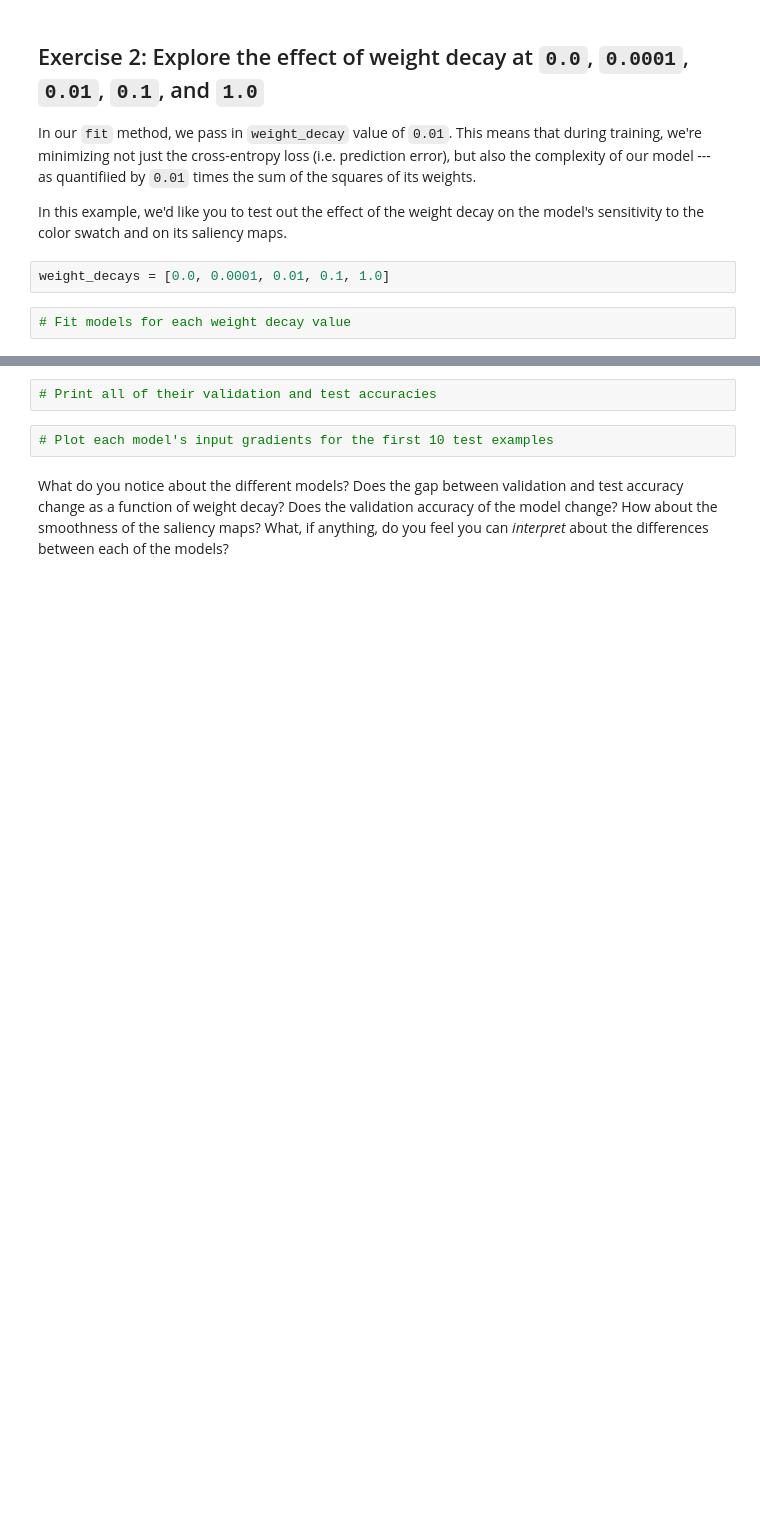
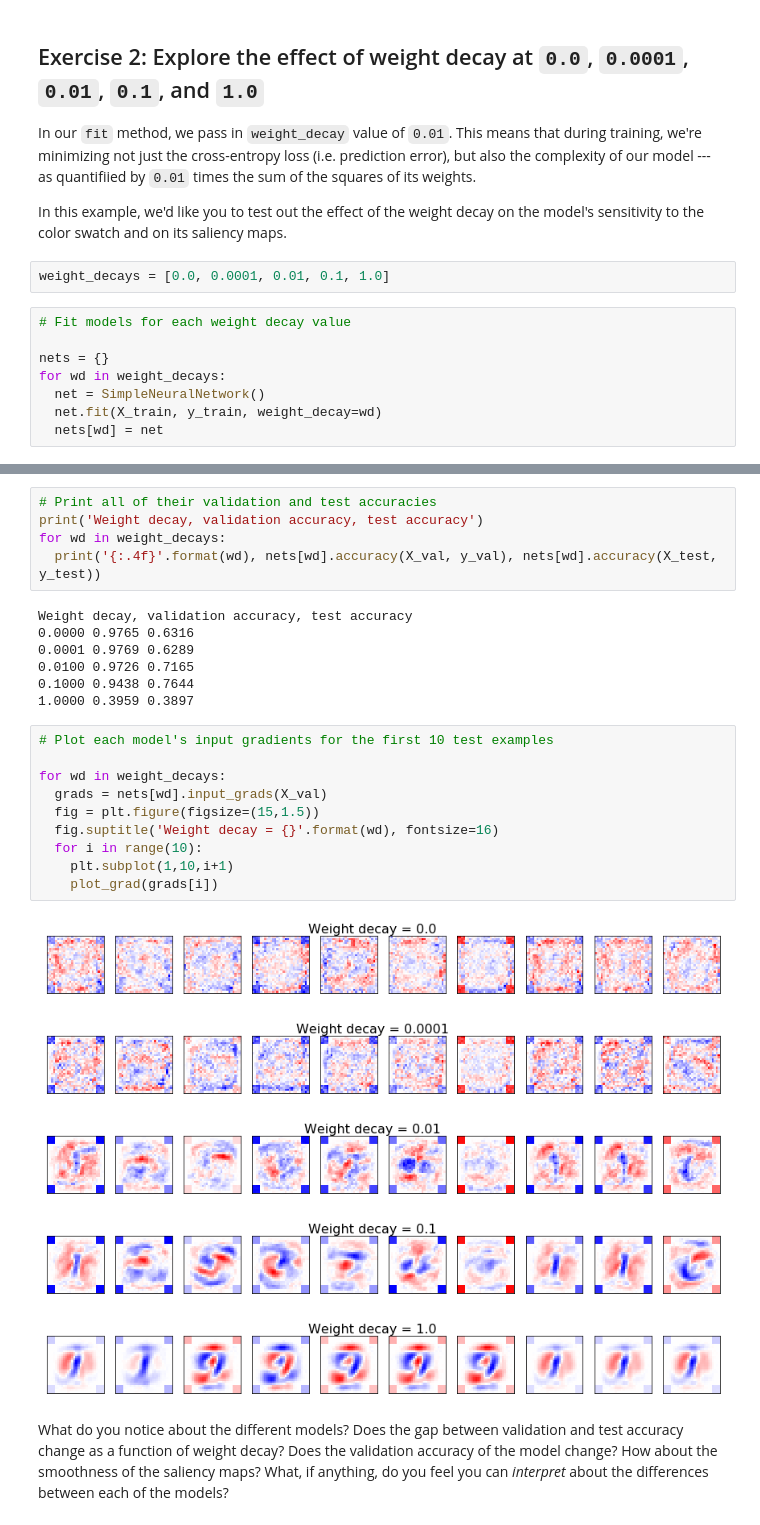
Before and after one commit to SIDN-IAP/intro-lab, a Jupyter notebook: Decoy MNIST Lab.ipynb, the cells around one changed output, grey strips where cells are left out. Saved outputs shown, nothing was run; the diff lists cells and outputs as text; blank space fills up the shorter version.

```diff
--- a/Decoy MNIST Lab.ipynb
+++ b/Decoy MNIST Lab.ipynb
@@ -200,3 +260,9 @@ In this example, we'd like you to test out the effect of the weight decay on the
 weight_decays = [0.0, 0.0001, 0.01, 0.1, 1.0]
 # %%
 # Fit models for each weight decay value
+
+nets = {}
+for wd in weight_decays:
+  net = SimpleNeuralNetwork()
+  net.fit(X_train, y_train, weight_decay=wd)
+  nets[wd] = net
@@ -203,6 +287,30 @@ weight_decays = [0.0, 0.0001, 0.01, 0.1, 1.0]
-# %%
-# Print all of their validation and test accuracies
-# %%
-# Plot each model's input gradients for the first 10 test examples
+# %%
+# Print all of their validation and test accuracies
+print('Weight decay, validation accuracy, test accuracy')
+for wd in weight_decays:
+  print('{:.4f}'.format(wd), nets[wd].accuracy(X_val, y_val), nets[wd].accuracy(X_test, y_test))
+# %% [output]
+Weight decay, validation accuracy, test accuracy
+0.0000 0.9765 0.6316
+0.0001 0.9769 0.6289
+0.0100 0.9726 0.7165
+0.1000 0.9438 0.7644
+1.0000 0.3959 0.3897
+# %%
+# Plot each model's input gradients for the first 10 test examples
+
+for wd in weight_decays:
+  grads = nets[wd].input_grads(X_val)
+  fig = plt.figure(figsize=(15,1.5))
+  fig.suptitle('Weight decay = {}'.format(wd), fontsize=16)
+  for i in range(10):
+    plt.subplot(1,10,i+1)
+    plot_grad(grads[i])
+# %% [output]
+[figure, added]
+[figure, added]
+[figure, added]
+[figure, added]
+[figure, added]
 # %% [markdown]
 What do you notice about the different models? Does the gap between validation and test accuracy change as a function of weight decay? Does the validation accuracy of the model change? How about the smoothness of the saliency maps?  What, if anything, do you feel you can _interpret_ about the differences between each of the models?
```
Also changed, not shown: parts of 12 cells of this notebook.
